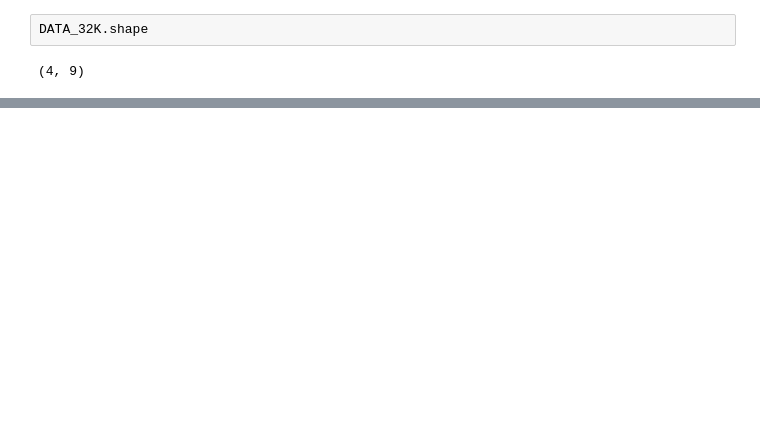
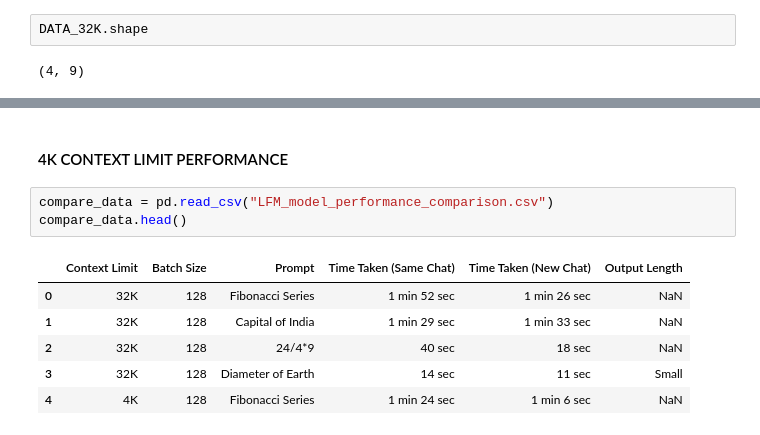
Before and after one commit to satwikshirsat04/Offline-AI-Chatbot, a Jupyter notebook: report.ipynb, the cells around one changed output, grey strips where cells are left out. Drawn from its saved outputs; the diff is of its cells as text; blank space fills up the shorter version.

```diff
--- a/report.ipynb
+++ b/report.ipynb
@@ -218,0 +141,12 @@ plt.show()
+# %% [markdown]
+#### 4K CONTEXT LIMIT PERFORMANCE
+# %%
+compare_data = pd.read_csv("LFM_model_performance_comparison.csv")
+compare_data.head()
+# %% [output]
+|  | Context Limit | Batch Size | Prompt | Time Taken (Same Chat) | Time Taken (New Chat) | Output Length |
+| 0 | 32K | 128 | Fibonacci Series | 1 min 52 sec | 1 min 26 sec | NaN |
+| 1 | 32K | 128 | Capital of India | 1 min 29 sec | 1 min 33 sec | NaN |
+| 2 | 32K | 128 | 24/4*9 | 40 sec | 18 sec | NaN |
+| 3 | 32K | 128 | Diameter of Earth | 14 sec | 11 sec | Small |
+| 4 | 4K | 128 | Fibonacci Series | 1 min 24 sec | 1 min 6 sec | NaN |
```
Also changed, not shown: parts of 15 cells of this notebook, 16 other files.
